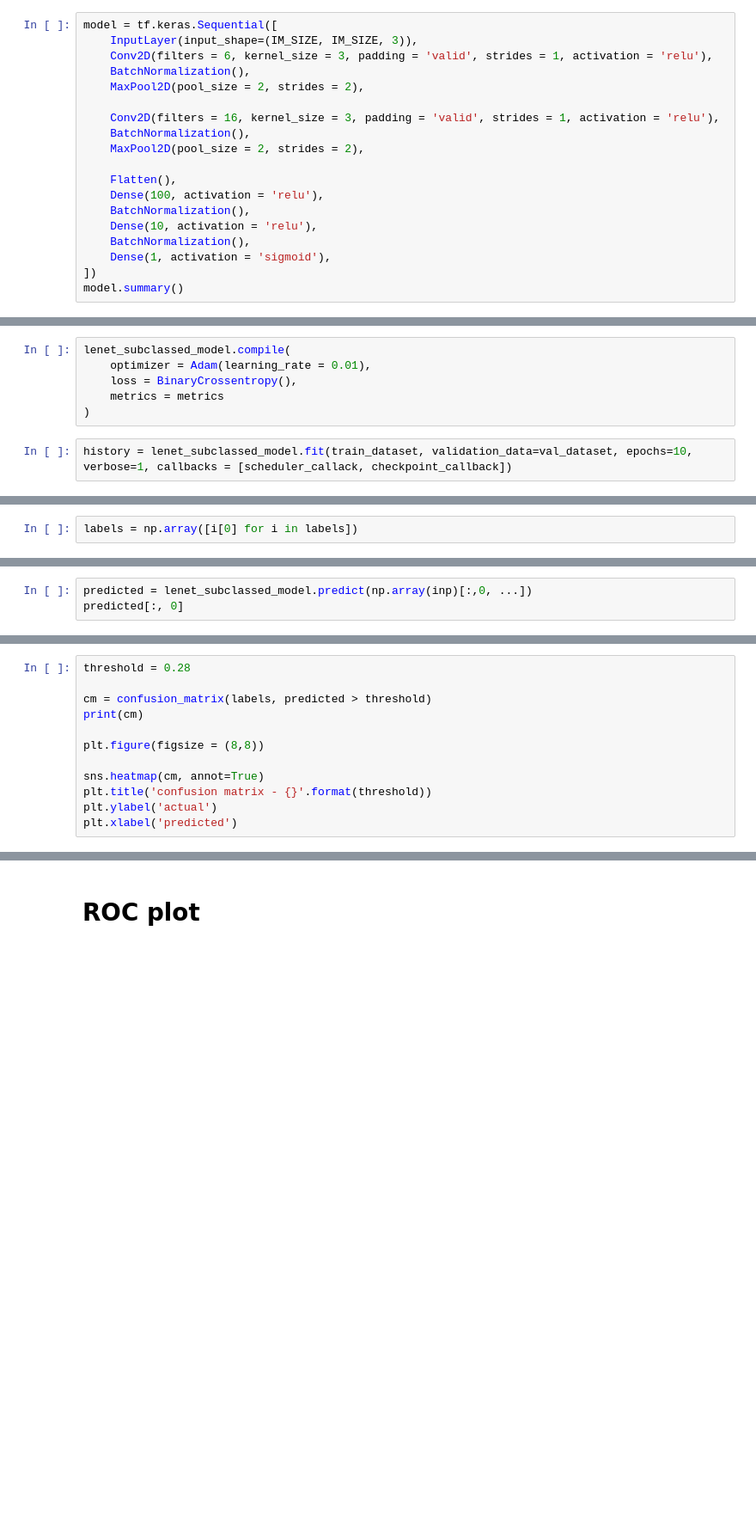
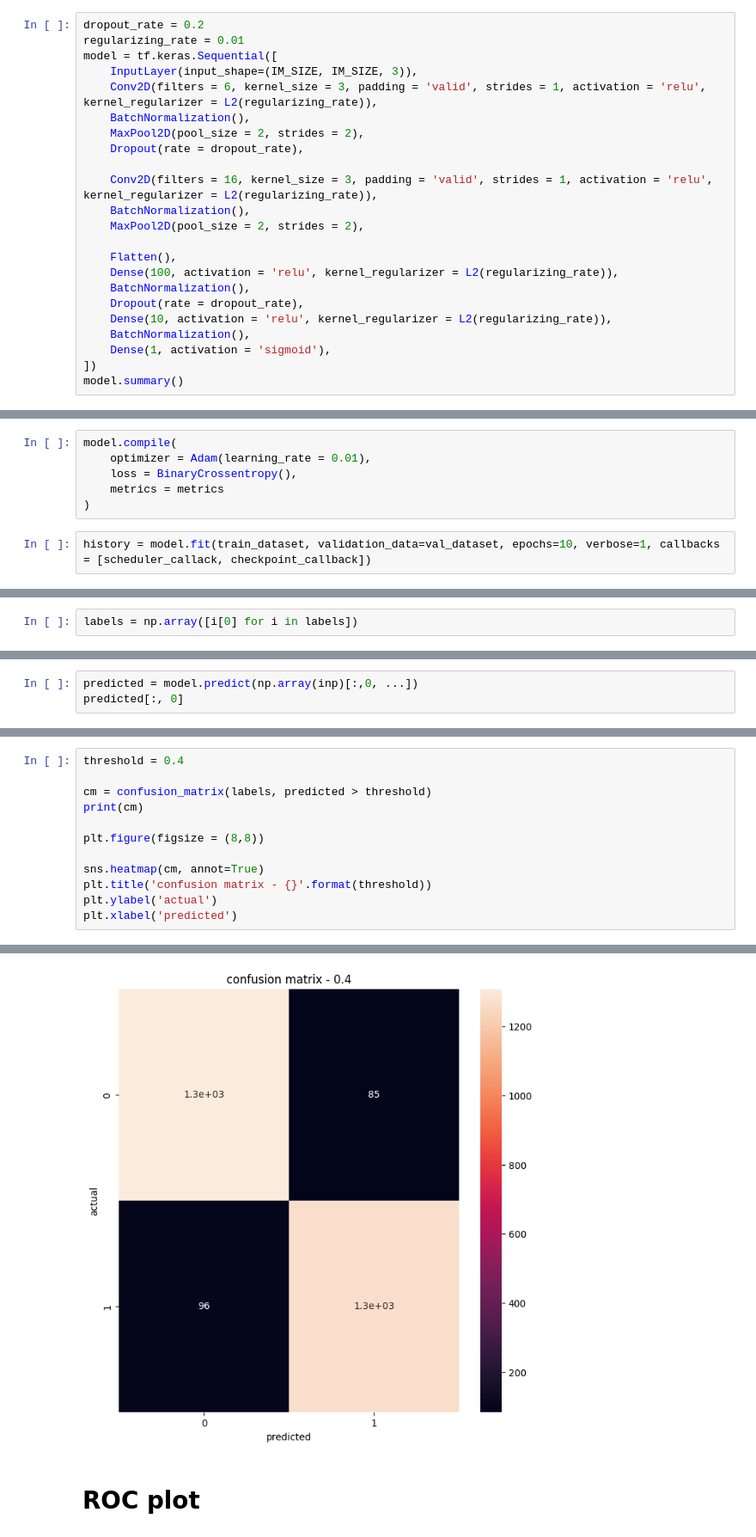
Before and after one commit to Tawheed-tariq/Machine-learning-course, a Jupyter notebook: simple projects/malaria diagnosis/malaria_diagnosis.ipynb, the cells around one changed output, grey strips where cells are left out. Shown: that part at 86% size. Saved outputs shown, nothing was run; the diff lists cells and outputs as text; blank space fills up the shorter version.

```diff
--- a/simple projects/malaria diagnosis/malaria_diagnosis.ipynb
+++ b/simple projects/malaria diagnosis/malaria_diagnosis.ipynb
@@ -65,20 +106,24 @@ val_dataset = val_dataset.shuffle(buffer_size= 8, reshuffle_each_iteration= True
 # %% [markdown]
 # Model Creation and Training
 # %%
+dropout_rate = 0.2
+regularizing_rate = 0.01
 model = tf.keras.Sequential([
     InputLayer(input_shape=(IM_SIZE, IM_SIZE, 3)),
-    Conv2D(filters = 6, kernel_size = 3, padding = 'valid', strides = 1, activation = 'relu'),
+    Conv2D(filters = 6, kernel_size = 3, padding = 'valid', strides = 1, activation = 'relu', kernel_regularizer = L2(regularizing_rate)),
     BatchNormalization(),
     MaxPool2D(pool_size = 2, strides = 2),
+    Dropout(rate = dropout_rate),
 
-    Conv2D(filters = 16, kernel_size = 3, padding = 'valid', strides = 1, activation = 'relu'),
+    Conv2D(filters = 16, kernel_size = 3, padding = 'valid', strides = 1, activation = 'relu', kernel_regularizer = L2(regularizing_rate)),
     BatchNormalization(),
     MaxPool2D(pool_size = 2, strides = 2),
 
     Flatten(),
-    Dense(100, activation = 'relu'),
+    Dense(100, activation = 'relu', kernel_regularizer = L2(regularizing_rate)),
     BatchNormalization(),
-    Dense(10, activation = 'relu'),
+    Dropout(rate = dropout_rate),
+    Dense(10, activation = 'relu', kernel_regularizer = L2(regularizing_rate)),
     BatchNormalization(),
     Dense(1, activation = 'sigmoid'),
 ])
@@ -236,10 +299,10 @@ checkpoint_callback = ModelCheckpoint(
 metrics = [TruePositives(name= 'tp'), FalsePositives(name = 'fp'), TrueNegatives(name = 'tn'), FalseNegatives(name = 'fn'),
            BinaryAccuracy(name = 'accuracy'), Precision(name = 'precision'), Recall(name = 'recall'), AUC(name = 'auc')]
 # %%
-lenet_subclassed_model.compile(
+model.compile(
     optimizer = Adam(learning_rate = 0.01),
     loss = BinaryCrossentropy(),
     metrics = metrics
 )
 # %%
-history = lenet_subclassed_model.fit(train_dataset, validation_data=val_dataset, epochs=10, verbose=1, callbacks = [scheduler_callack, checkpoint_callback])
+history = model.fit(train_dataset, validation_data=val_dataset, epochs=10, verbose=1, callbacks = [scheduler_callack, checkpoint_callback])
@@ -291,3 +401,3 @@ labels
 # %%
-predicted = lenet_subclassed_model.predict(np.array(inp)[:,0, ...])
+predicted = model.predict(np.array(inp)[:,0, ...])
 predicted[:, 0]
@@ -294,5 +408,5 @@ predicted[:, 0]
 # %%
-threshold = 0.28
+threshold = 0.4
 
 cm = confusion_matrix(labels, predicted > threshold)
 print(cm)
@@ -303,3 +417,4 @@ sns.heatmap(cm, annot=True)
 plt.title('confusion matrix - {}'.format(threshold))
 plt.ylabel('actual')
 plt.xlabel('predicted')
+# %% [output]
@@ -306,3 +424,4 @@ plt.xlabel('predicted')
+[figure, added]
 # %% [markdown]
 # ROC plot
 # %%
```
Also changed, not shown: parts of 21 cells of this notebook.
